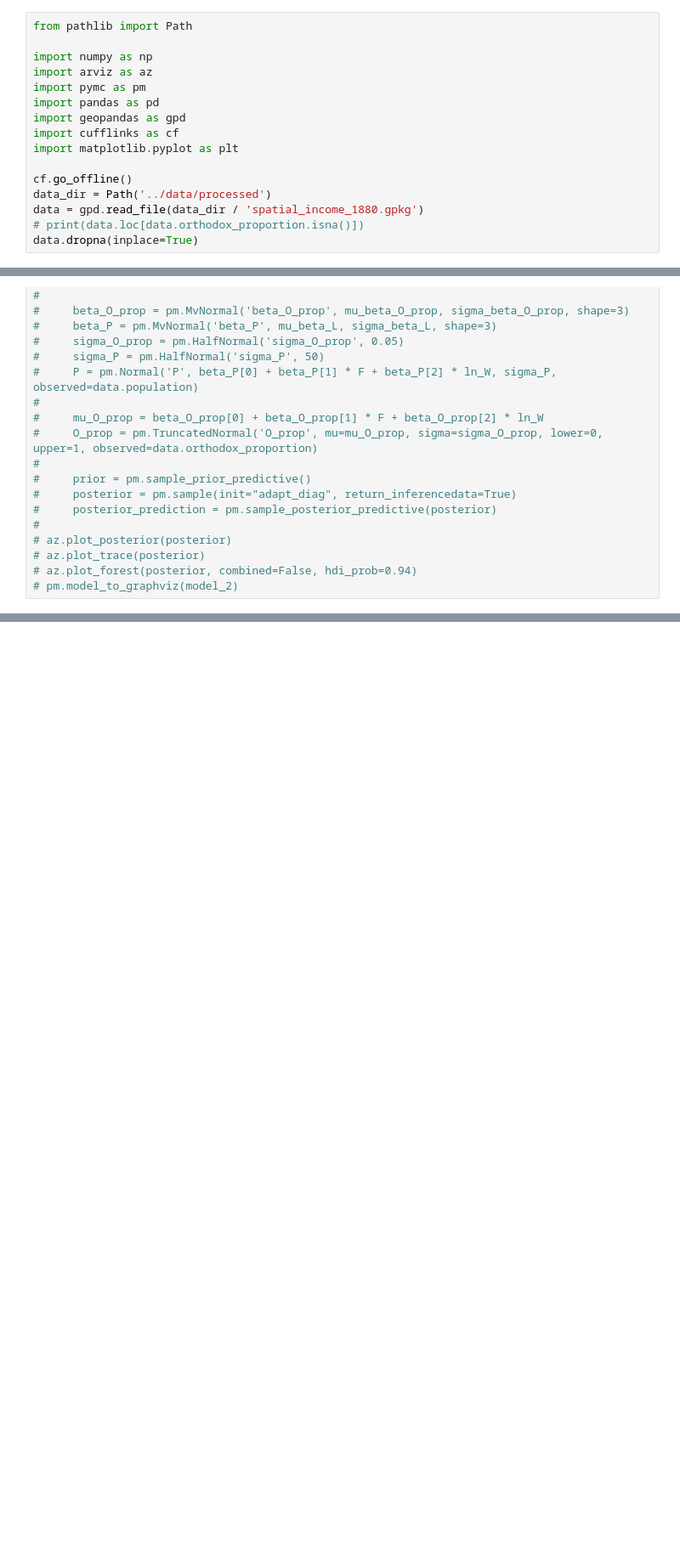
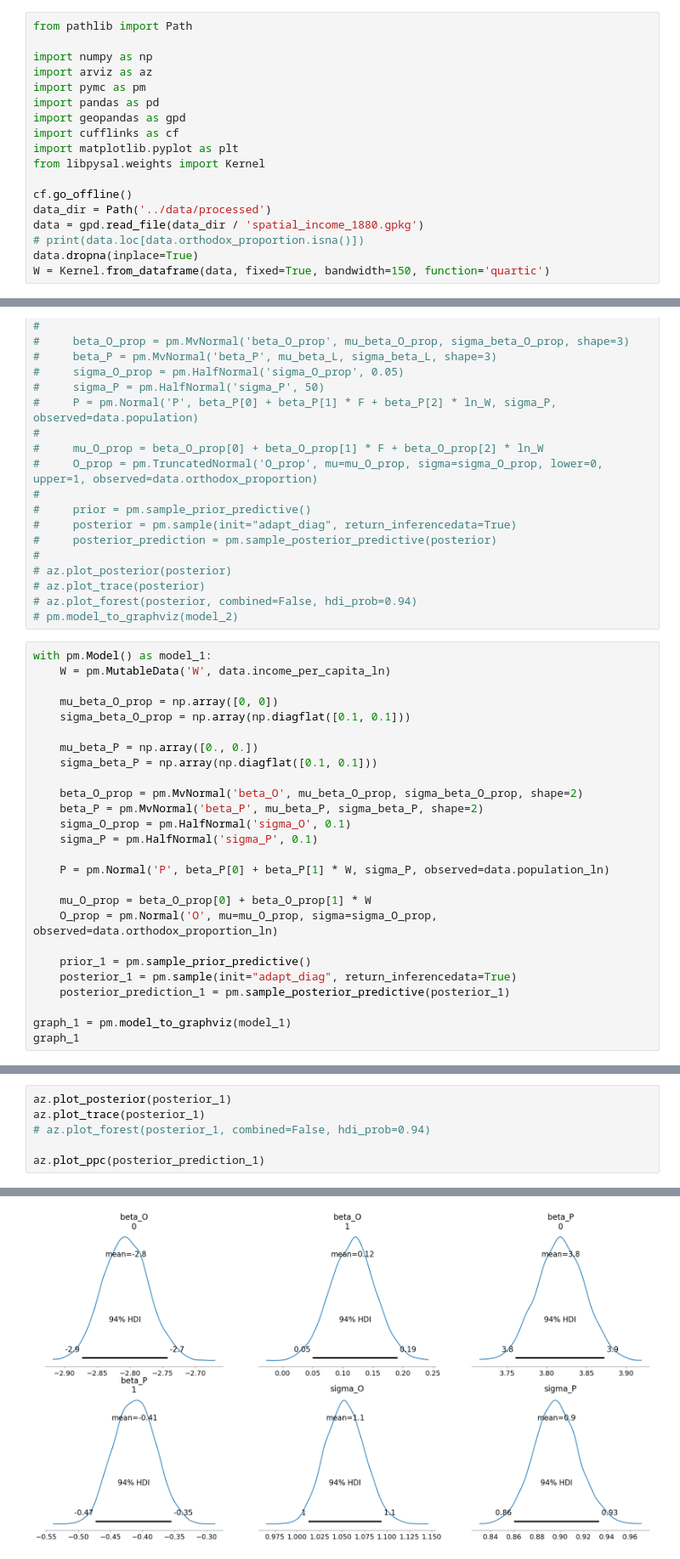
Before and after one commit to AnttiHaerkoenen/socio-ethnic_segregation, a Jupyter notebook: notebooks/exploratory_analysis.ipynb, the cells around one changed output, grey strips where cells are left out. Shown at 85% size. Drawn from its saved outputs; the diff is of its cells as text; blank space fills up the shorter version.

```diff
--- a/notebooks/exploratory_analysis.ipynb
+++ b/notebooks/exploratory_analysis.ipynb
@@ -8,9 +8,11 @@ import pandas as pd
 import geopandas as gpd
 import cufflinks as cf
 import matplotlib.pyplot as plt
+from libpysal.weights import Kernel
 
 cf.go_offline()
 data_dir = Path('../data/processed')
 data = gpd.read_file(data_dir / 'spatial_income_1880.gpkg')
 # print(data.loc[data.orthodox_proportion.isna()])
 data.dropna(inplace=True)
+W = Kernel.from_dataframe(data, fixed=True, bandwidth=150, function='quartic')
@@ -102,3 +128,29 @@ array([[<AxesSubplot:title={'center':'orthodox_proportion_ln'}>]],
 # az.plot_trace(posterior)
 # az.plot_forest(posterior, combined=False, hdi_prob=0.94)
 # pm.model_to_graphviz(model_2)
+# %%
+with pm.Model() as model_1:
+    W = pm.MutableData('W', data.income_per_capita_ln)
+
+    mu_beta_O_prop = np.array([0, 0])
+    sigma_beta_O_prop = np.array(np.diagflat([0.1, 0.1]))
+
+    mu_beta_P = np.array([0., 0.])
+    sigma_beta_P = np.array(np.diagflat([0.1, 0.1]))
+
+    beta_O_prop = pm.MvNormal('beta_O', mu_beta_O_prop, sigma_beta_O_prop, shape=2)
+    beta_P = pm.MvNormal('beta_P', mu_beta_P, sigma_beta_P, shape=2)
+    sigma_O_prop = pm.HalfNormal('sigma_O', 0.1)
+    sigma_P = pm.HalfNormal('sigma_P', 0.1)
+
+    P = pm.Normal('P', beta_P[0] + beta_P[1] * W, sigma_P, observed=data.population_ln)
+
+    mu_O_prop = beta_O_prop[0] + beta_O_prop[1] * W
+    O_prop = pm.Normal('O', mu=mu_O_prop, sigma=sigma_O_prop, observed=data.orthodox_proportion_ln)
+
+    prior_1 = pm.sample_prior_predictive()
+    posterior_1 = pm.sample(init="adapt_diag", return_inferencedata=True)
+    posterior_prediction_1 = pm.sample_posterior_predictive(posterior_1)
+
+graph_1 = pm.model_to_graphviz(model_1)
+graph_1
@@ -104,0 +166,7 @@ array([[<AxesSubplot:title={'center':'orthodox_proportion_ln'}>]],
+# %%
+az.plot_posterior(posterior_1)
+az.plot_trace(posterior_1)
+# az.plot_forest(posterior_1, combined=False, hdi_prob=0.94)
+
+az.plot_ppc(posterior_prediction_1)
+# %% [output]
@@ -104,0 +175 @@ array([[<AxesSubplot:title={'center':'orthodox_proportion_ln'}>]],
+[figure, added]
```
Also changed, not shown: parts of 9 cells of this notebook, 1 other file.
